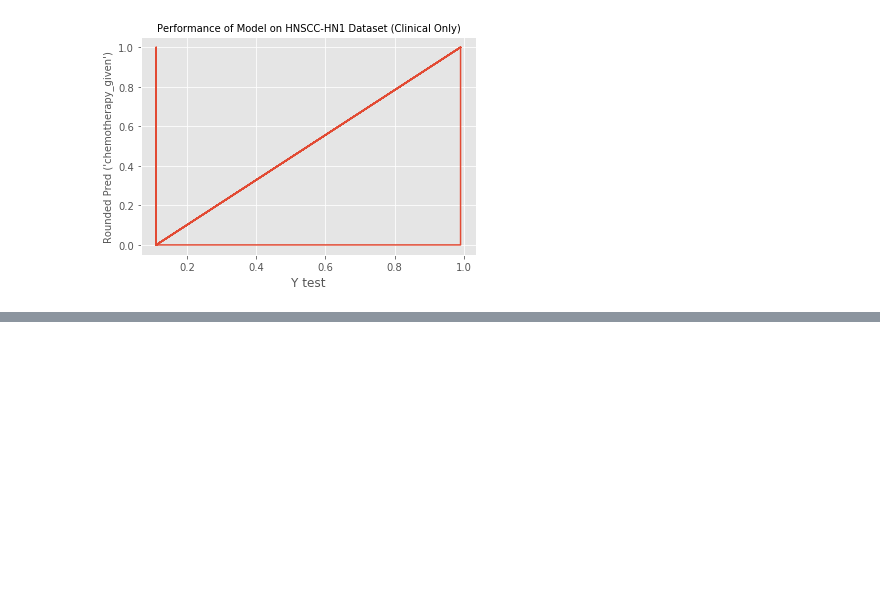
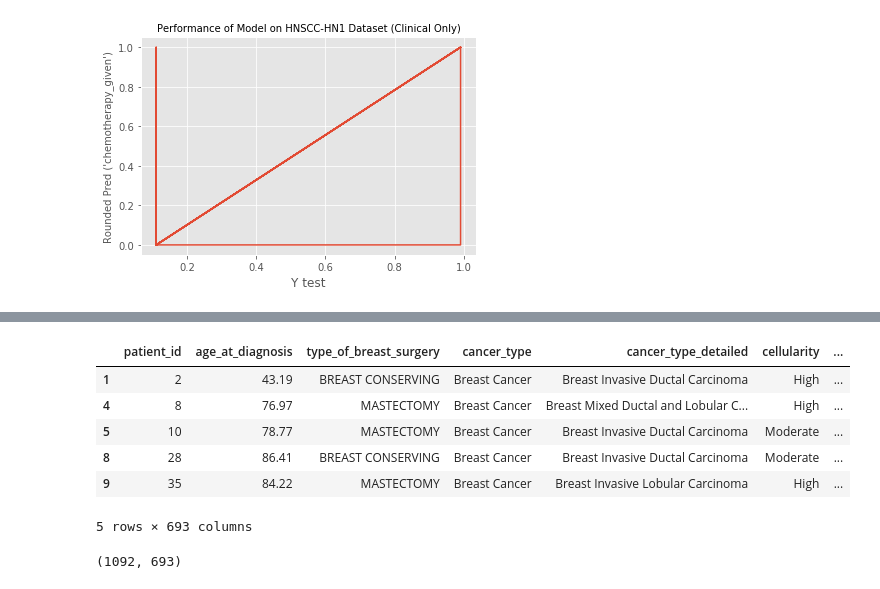
Before and after one commit to NM-Supercomputing-Challenge/Team8_Cancer_ML, a Jupyter notebook: data_vis.ipynb, the cells around one changed output, grey strips where cells are left out. Drawn from its saved outputs; the diff is of its cells as text; code cells hidden in the pictures; blank space fills up the shorter version.

```diff
--- a/data_vis.ipynb
+++ b/data_vis.ipynb
@@ -120,0 +139,14 @@ plt.show()
+# %%
+df.head()
+# %% [output]
+|  | patient_id | age_at_diagnosis | type_of_breast_surgery | cancer_type | cancer_type_detailed | cellularity | ... |
+| 1 | 2 | 43.19 | BREAST CONSERVING | Breast Cancer | Breast Invasive Ductal Carcinoma | High | ... |
+| 4 | 8 | 76.97 | MASTECTOMY | Breast Cancer | Breast Mixed Ductal and Lobular C... | High | ... |
+| 5 | 10 | 78.77 | MASTECTOMY | Breast Cancer | Breast Invasive Ductal Carcinoma | Moderate | ... |
+| 8 | 28 | 86.41 | BREAST CONSERVING | Breast Cancer | Breast Invasive Ductal Carcinoma | Moderate | ... |
+| 9 | 35 | 84.22 | MASTECTOMY | Breast Cancer | Breast Invasive Lobular Carcinoma | High | ... |
+5 rows × 693 columns
+# %%
+df.shape
+# %% [output]
+(1092, 693)
```
Also changed, not shown: parts of 9 cells of this notebook.
